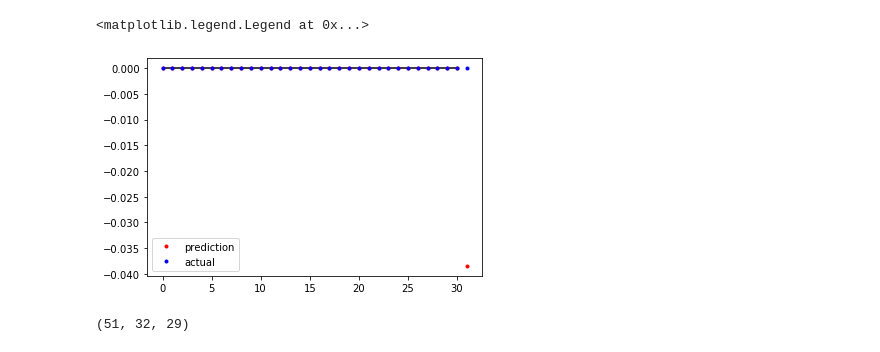
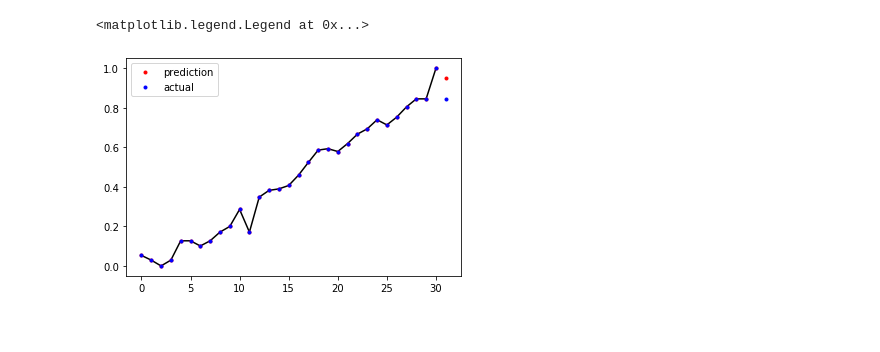
Before and after one commit to LiamTharp/railz-testing, a Jupyter notebook: LSTM.ipynb, the cells around one changed output. Cells and saved outputs as stored; diff of their text form; code cells hidden in the pictures.

Commit message:
LSTM file modified into functions, and to support trials.

```diff
--- a/LSTM.ipynb
+++ b/LSTM.ipynb
@@ -63,3 +121,0 @@ model.compile(optimizer='adam', loss='mae')
-# %%
-
-model.fit(x_train, y_train, epochs= 10, verbose= True, batch_size= batch_size)
@@ -100,0 +140,13 @@ true_untransformed = np.array(true_untransformed)
+# %%
+trials={
+#     1: {'loss': 'MAE', 'units': 128, 'hidden': None, 'epochs': 25},
+#     2: {'loss': 'MAPE'},
+#     3: {'units': 256, 'loss': 'MAE'},
+#     4: {'units': 256, 'loss': 'MAPE'},
+#     5: {'units': 384, 'loss': 'MAE', 'hidden': None},
+#     6: {'units': 128, 'loss': 'MAE', 'hidden': 128},
+#     7: {'loss': 'MAE'},
+#     8: {'loss': 'MAE', 'units': 64},
+#     9: {'loss', 'MAE', 'units': 100},
+    10: {'units': 1, 'epochs': 2},
+}
@@ -100,0 +207,13 @@ true_untransformed = np.array(true_untransformed)
+# %%
+for trial in results:
+    plt.figure()
+    plt.plot(results[trial]['history'].history['loss'], label='loss')
+    plt.plot(results[trial]['history'].history['val_loss'], label='val loss')
+    plt.legend()
+
+    y_pred = results[trial]['y_pred']
+    y_true = results[trial]['y_true']
+
+    print("Prediction Error %.2e, CF-Error %.2e" % (
+          metrics.mean_absolute_error(y_true[:,-1,:], y_pred[:,-1,:]),
+          metrics.mean_absolute_error(y_true[:,-1,:], y_true[:,-2,:])))
@@ -101,17 +237,13 @@ true_untransformed = np.array(true_untransformed)
 # %%
-index = (0,18)
+plot_index = (2,5)
 
 fig, ax = plt.subplots()
 
-ax.plot(true_untransformed[index[0],:-1,index[1]], '-k')
-ax.plot(pred_untransformed[index[0],:,index[1]], '.r', label='prediction')
-ax.plot(true_untransformed[index[0],:,index[1]], '.b', label='actual')
+ax.plot(y_true[plot_index[0],:-1,plot_index[1]], '-k')
+ax.plot(y_pred[plot_index[0],:,plot_index[1]], '.r', label='prediction')
+ax.plot(y_true[plot_index[0],:,plot_index[1]], '.b', label='actual')
 ax.legend()
-# pred_untransformed[0,:,5]
+# y_pred[0,:,5]
 # %% [output]
 <matplotlib.legend.Legend at 0x...>
-[figure, old version]
+[figure, new version]
-# %%
-true_untransformed.shape
-# %% [output]
-(51, 32, 29)
```
Also changed, not shown: parts of 25 cells of this notebook, 1 other file.
